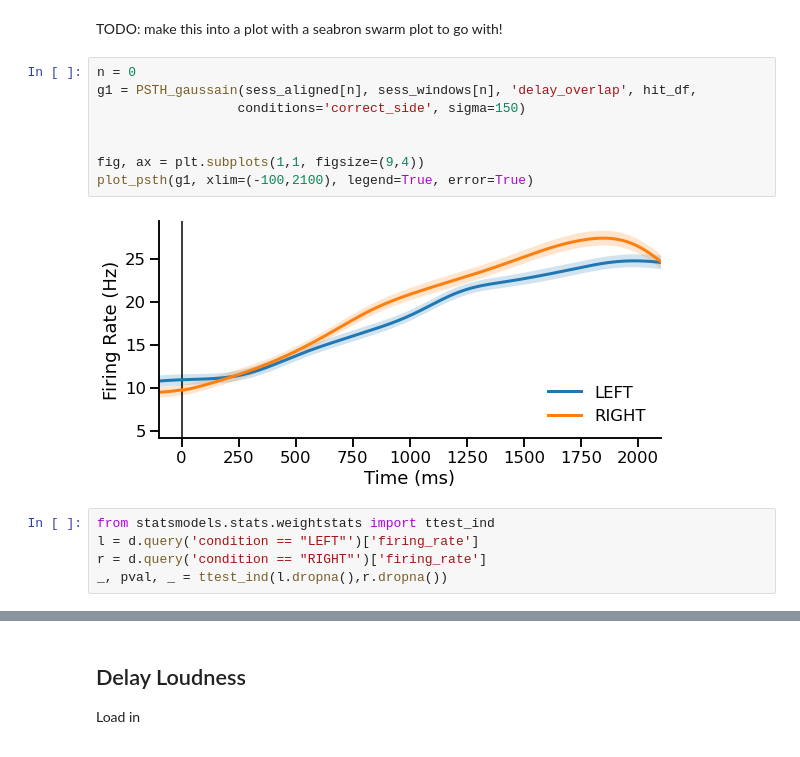
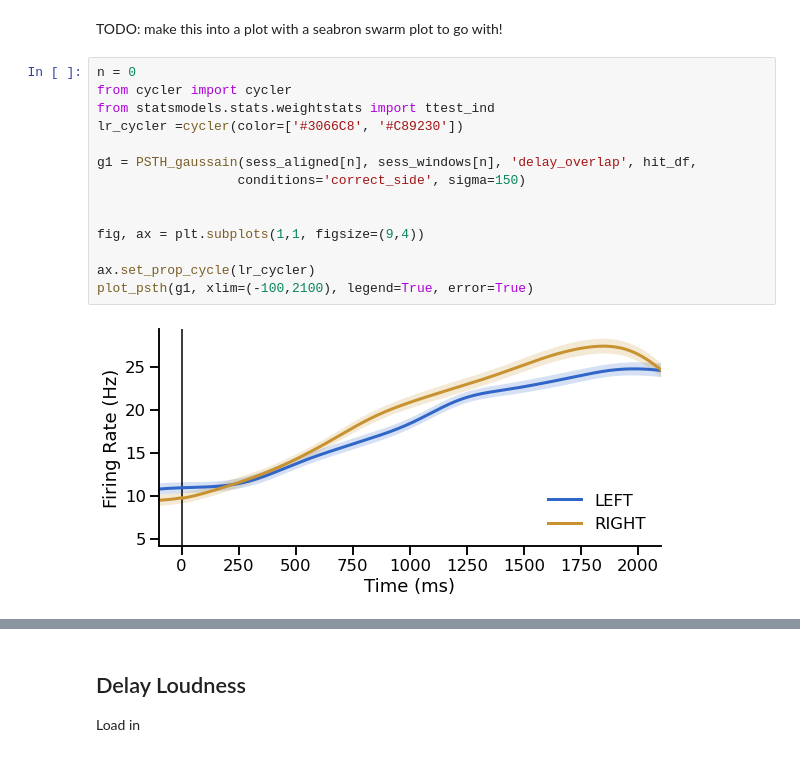
Before and after one commit to Brody-Lab/jbreda_PWM_mPFC_analysis, a Jupyter notebook: 2021_05_06_cleanup.ipynb, the cells around one changed output, grey strips where cells are left out. Drawn from its saved outputs; the diff is of its cells as text.

Commit message:
L/R plots for a session made, need to add documentation and then test on all sessions/cells

```diff
--- a/2021_05_06_cleanup.ipynb
+++ b/2021_05_06_cleanup.ipynb
@@ -55,16 +58,17 @@ loading from file...
 TODO: make this into a plot with a seabron swarm plot to go with!
 # %%
 n = 0
+from cycler import cycler
+from statsmodels.stats.weightstats import ttest_ind
+lr_cycler =cycler(color=['#3066C8', '#C89230'])
+
 g1 = PSTH_gaussain(sess_aligned[n], sess_windows[n], 'delay_overlap', hit_df,
                   conditions='correct_side', sigma=150)
 
 
 fig, ax = plt.subplots(1,1, figsize=(9,4))
+
+ax.set_prop_cycle(lr_cycler)
 plot_psth(g1, xlim=(-100,2100), legend=True, error=True)
 # %% [output]
-[figure, old version]
+[figure, new version]
-# %%
-from statsmodels.stats.weightstats import ttest_ind
-l = d.query('condition == "LEFT"')['firing_rate']
-r = d.query('condition == "RIGHT"')['firing_rate']
-_, pval, _ = ttest_ind(l.dropna(),r.dropna())
```
Also changed, not shown: parts of 8 cells of this notebook, 5 other files.
